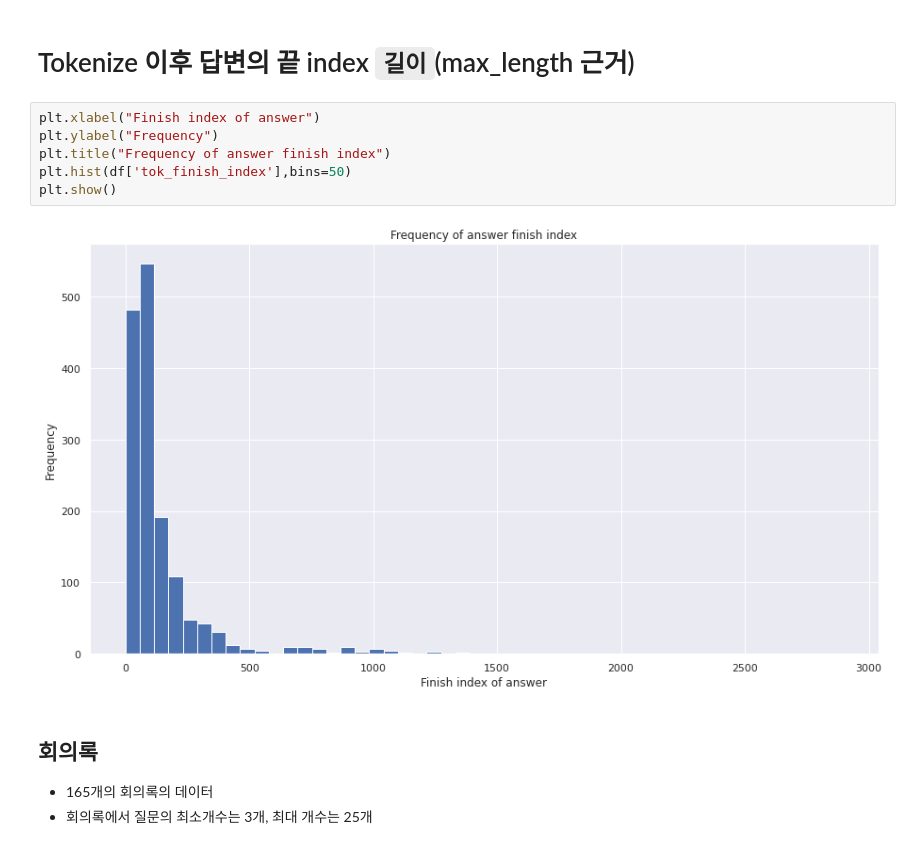
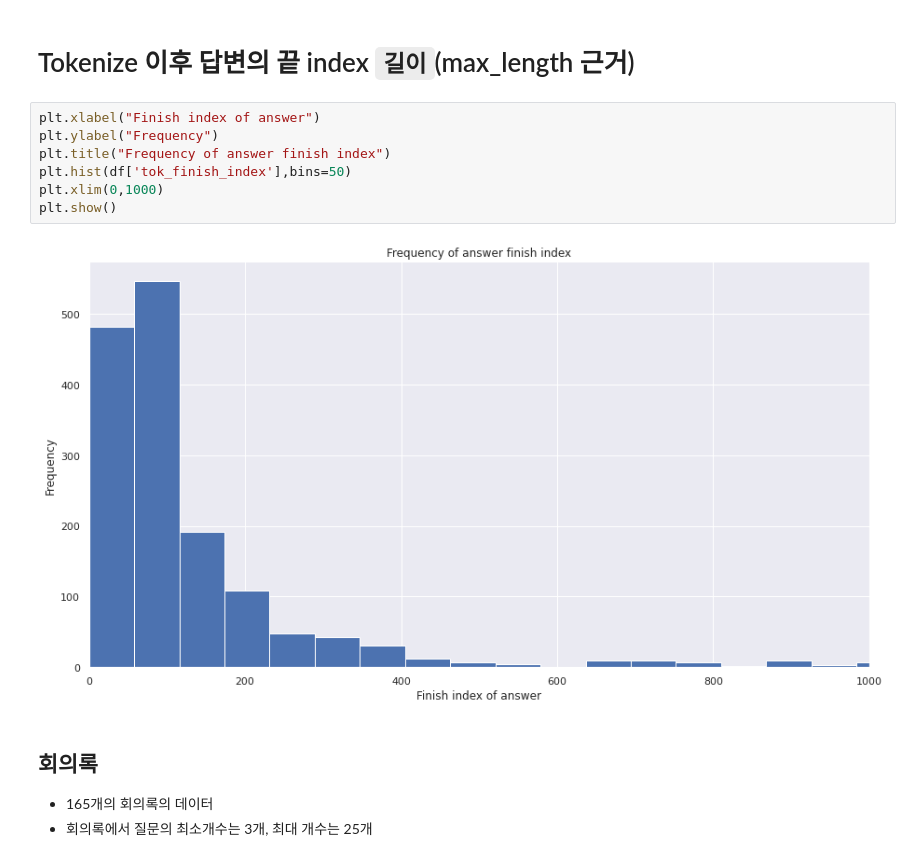
Before and after one commit to boostcampaitech3/final-project-level3-nlp-09, a Jupyter notebook: data_utils/EDA.ipynb, the cells around one changed output. Drawn from its saved outputs; the diff is of its cells as text.

```diff
--- a/data_utils/EDA.ipynb
+++ b/data_utils/EDA.ipynb
@@ -291,11 +294,12 @@ df['tok_finish_index']=df['tok_index'].apply(lambda x: x[1])
 # %%
 plt.xlabel("Finish index of answer")
 plt.ylabel("Frequency")
 plt.title("Frequency of answer finish index")
 plt.hist(df['tok_finish_index'],bins=50)
+plt.xlim(0,1000)
 plt.show()
 # %% [output]
-[figure, old version]
+[figure, new version]
 # %% [markdown]
 ## 회의록
 - 165개의 회의록의 데이터
```
Also changed, not shown: parts of 9 cells of this notebook.
